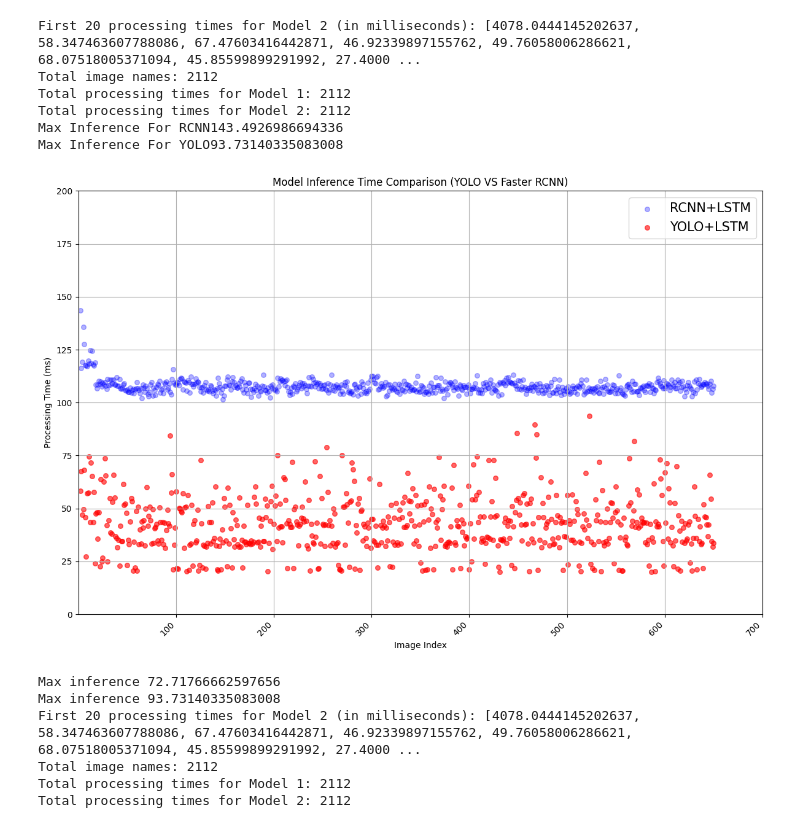
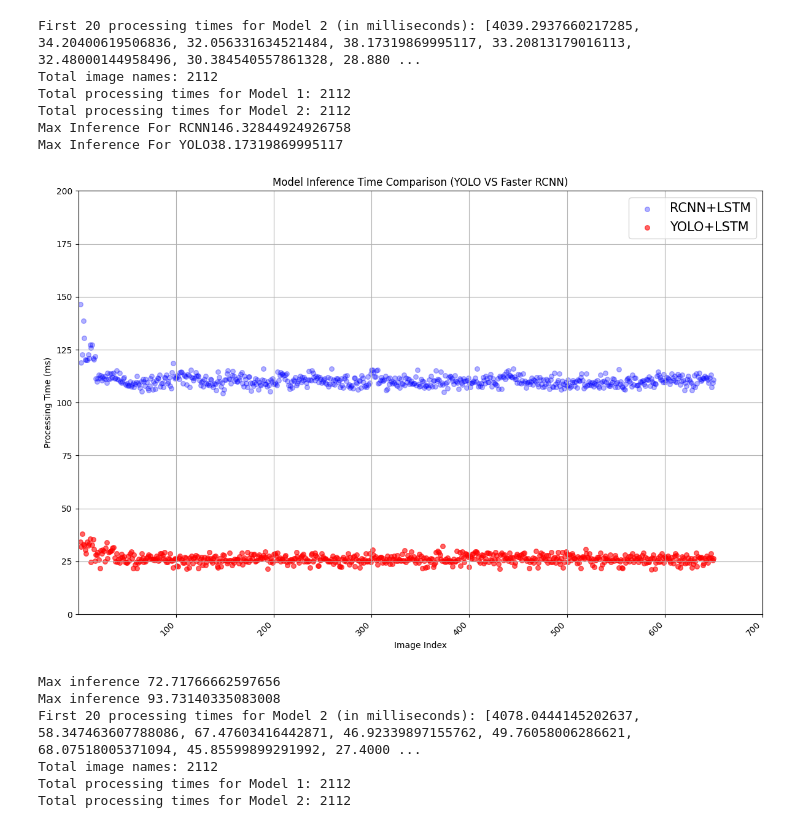
Before and after one commit to ncsu-yoon-lab/project-oval, a Jupyter notebook: project-oval/localization/test_inferences/test_inference_plotter.ipynb, the cells around one changed output. Cells and saved outputs as stored; diff of their text form; code cells hidden in the pictures.

```diff
--- a/project-oval/localization/test_inferences/test_inference_plotter.ipynb
+++ b/project-oval/localization/test_inferences/test_inference_plotter.ipynb
@@ -14,11 +14,12 @@ with open(csv_file_path_model_1, 'r') as file:
     reader = csv.DictReader(file)
 
     processing_times_model_1 = []
-
+    RCNN_image_processing_time = []
     # Iterate over the rows in the CSV and extract the columns you need
     for row in reader:
         # Convert to milliseconds by multiplying by 1000
-        processing_times_model_1.append(float(row['Total Time']) * 1000)
+        processing_times_model_1.append((float(row['Image Processing']) + float(row['Lat Lon Processing'])) * 1000)
+        image_processing_time.append((float(row['Image Processing']) * 1000)
 
 with open(csv_file_path_model_2, "r") as file:
     reader = csv.DictReader(file)
@@ -27,7 +28,8 @@ with open(csv_file_path_model_2, "r") as file:
 
     for row in reader:
         # Convert to milliseconds by multiplying by 1000
-        processing_times_model_2.append(float(row['Total Time']) * 1000)
+        processing_times_model_2.append((float(row['Image Processing']) + float(row['Lat Lon Processing'])) * 1000)
+        YOLO_image_processing_time.append((float(row['Image Processing']) * 1000)
 
 # Display the first 20 values in milliseconds
 print("First 20 processing times for Model 2 (in milliseconds):", processing_times_model_2[:20])
@@ -61,40 +63,40 @@ if len(image_names) == len(processing_times_model_1) == len(processing_times_mod
     ax1.set_xlim([0, 650])
 
     # Get current tick values
     ticks = ax1.get_xticks()
 
     # Remove 0 and set new ticks without the 0
     new_ticks = ticks[ticks != 0]
     ax1.set_xticks(new_ticks)
 
     # Add a legend with larger font size
     plt.legend(fontsize=15)
 
 
     # Add a grid
     ax1.grid(True)
 
     # Adjust layout and display the plot
     plt.tight_layout()
 
     # Save the plot as an image (jpg)
-    plt.savefig('YOLOVSRCNN+LSTM.jpg', dpi=300)
-    plt.savefig('YOLOVSRCNN+LSTM.png', dpi=300)
-    plt.savefig('YOLOVSRCNN+LSTM.pdf', dpi=300)
+    plt.savefig('updatedYOLOVSRCNN+LSTM.jpg', dpi=300)
+    plt.savefig('updatedYOLOVSRCNN+LSTM.png', dpi=300)
+    plt.savefig('updatedYOLOVSRCNN+LSTM.pdf', dpi=300)
 
     # Show the plot
     plt.show()
 
 else:
     print("Lengths of the datasets do not match. Cannot plot!")
 # %% [output]
-First 20 processing times for Model 2 (in milliseconds): [4078.0444145202637, 58.347463607788086, 67.47603416442871, 46.92339897155762, 49.76058006286621, 68.07518005371094, 45.85599899291992, 27.4000 ...
+First 20 processing times for Model 2 (in milliseconds): [4039.2937660217285, 34.20400619506836, 32.056331634521484, 38.17319869995117, 33.20813179016113, 32.48000144958496, 30.384540557861328, 28.880 ...
 Total image names: 2112
 Total processing times for Model 1: 2112
 Total processing times for Model 2: 2112
-Max Inference For RCNN143.4926986694336
-Max Inference For YOLO93.73140335083008
+Max Inference For RCNN146.32844924926758
+Max Inference For YOLO38.17319869995117
-[figure, old version]
+[figure, new version]
 # %%
 # Plot to show LSTM == FFNN
 # Open the csv file
```
Also changed, not shown: 32 other files.
